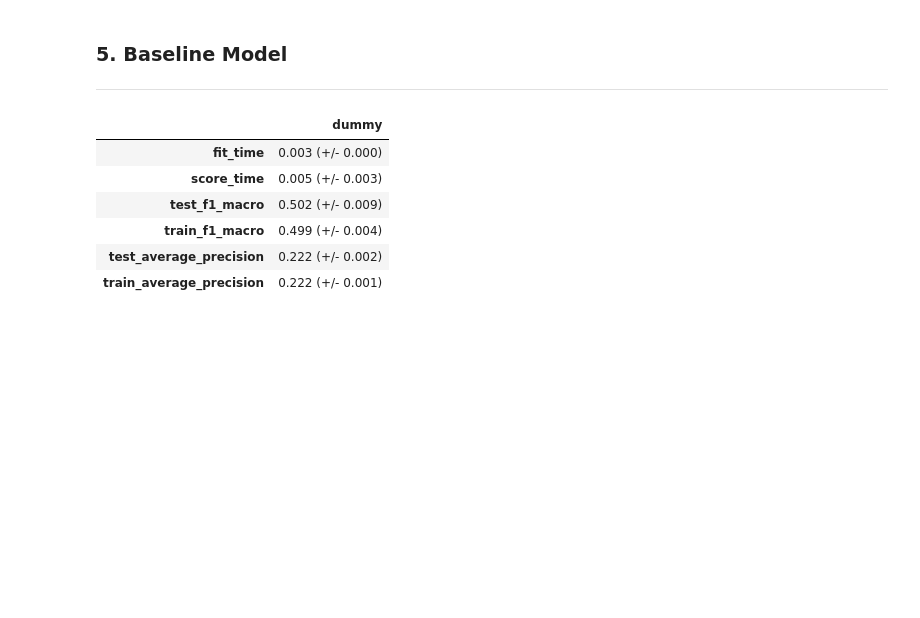
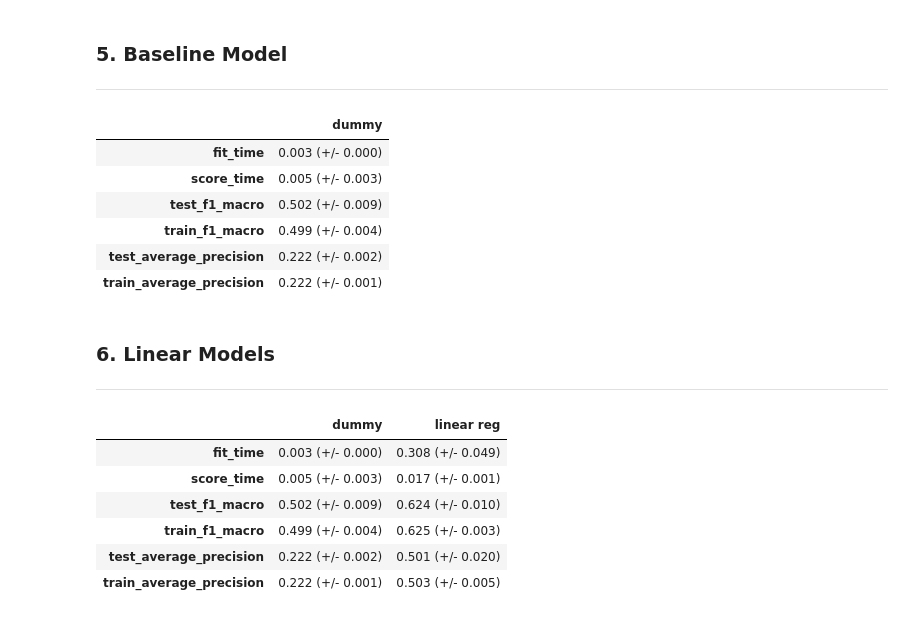
Before and after one commit to sheenasalwan/creditcard_defaulter_classification, a Jupyter notebook: creditcard_defaulter_classification.ipynb, the cells around one changed output. Saved outputs shown, nothing was run; the diff lists cells and outputs as text; code cells hidden in the pictures; blank space fills up the shorter version.

Commit message:
update model

```diff
--- a/creditcard_defaulter_classification.ipynb
+++ b/creditcard_defaulter_classification.ipynb
@@ -220,7 +220,9 @@ scoring_metrics = ["f1_macro","average_precision"]
 results={}
 
 dummy_model = DummyClassifier(strategy="stratified")
-results["dummy"] = mean_std_cross_val_scores(dummy_model, X_train,y_train, return_train_score=True, scoring=scoring_metrics)
+results["dummy"] = mean_std_cross_val_scores(
+    dummy_model, X_train,y_train, return_train_score=True, scoring=scoring_metrics)
+
 pd.DataFrame(results)
 # %% [output]
 |  | dummy |
@@ -230,3 +232,22 @@ pd.DataFrame(results)
 | train_f1_macro | 0.499 (+/- 0.004) |
 | test_average_precision | 0.222 (+/- 0.002) |
 | train_average_precision | 0.222 (+/- 0.001) |
+# %% [markdown]
+### 6. Linear Models
+<hr>
+# %%
+piple_linear = make_pipeline(
+    preprocessor, LogisticRegression(max_iter = 1000, class_weight="balanced", random_state=123))
+
+results["linear reg"] = mean_std_cross_val_scores(
+    piple_linear, X_train, y_train,return_train_score = True, scoring=scoring_metrics)
+
+pd.DataFrame(results)
+# %% [output]
+|  | dummy | linear reg |
+| fit_time | 0.003 (+/- 0.000) | 0.308 (+/- 0.049) |
+| score_time | 0.005 (+/- 0.003) | 0.017 (+/- 0.001) |
+| test_f1_macro | 0.502 (+/- 0.009) | 0.624 (+/- 0.010) |
+| train_f1_macro | 0.499 (+/- 0.004) | 0.625 (+/- 0.003) |
+| test_average_precision | 0.222 (+/- 0.002) | 0.501 (+/- 0.020) |
+| train_average_precision | 0.222 (+/- 0.001) | 0.503 (+/- 0.005) |
```
Also changed, not shown: parts of 1 cell of this notebook.
